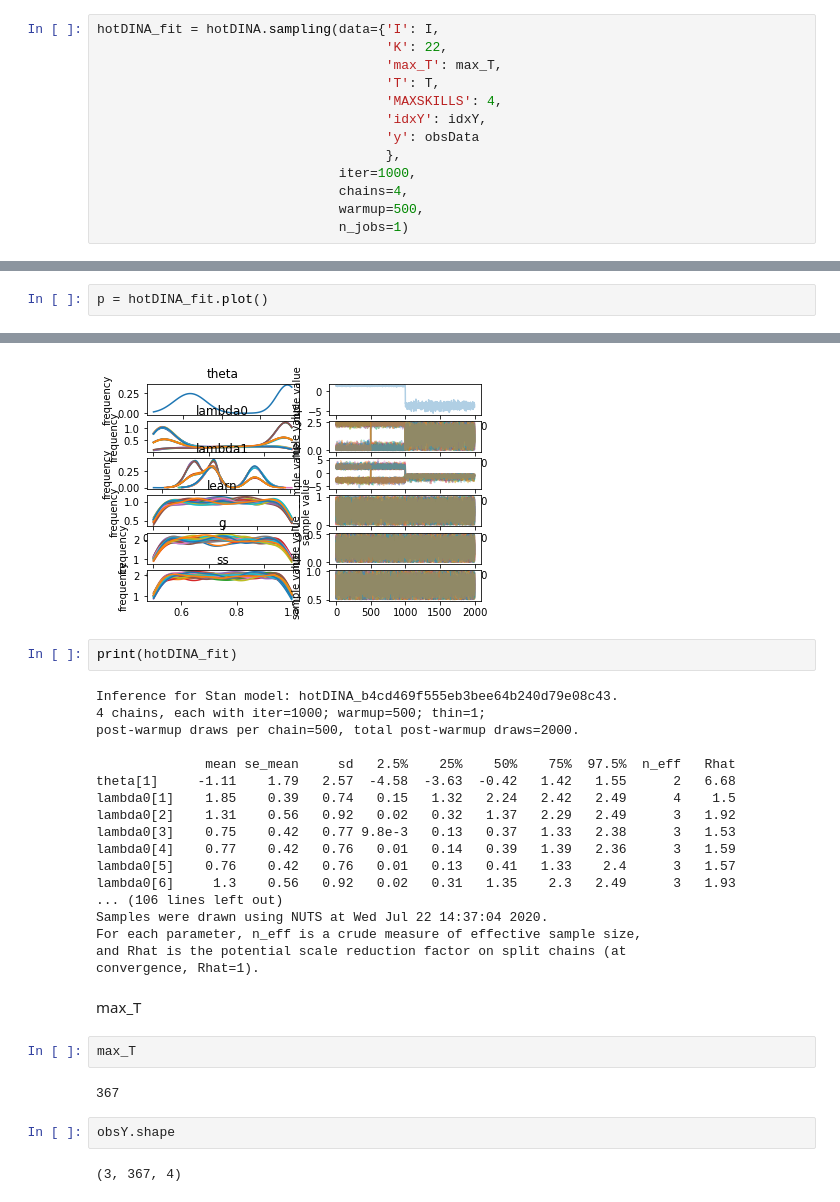
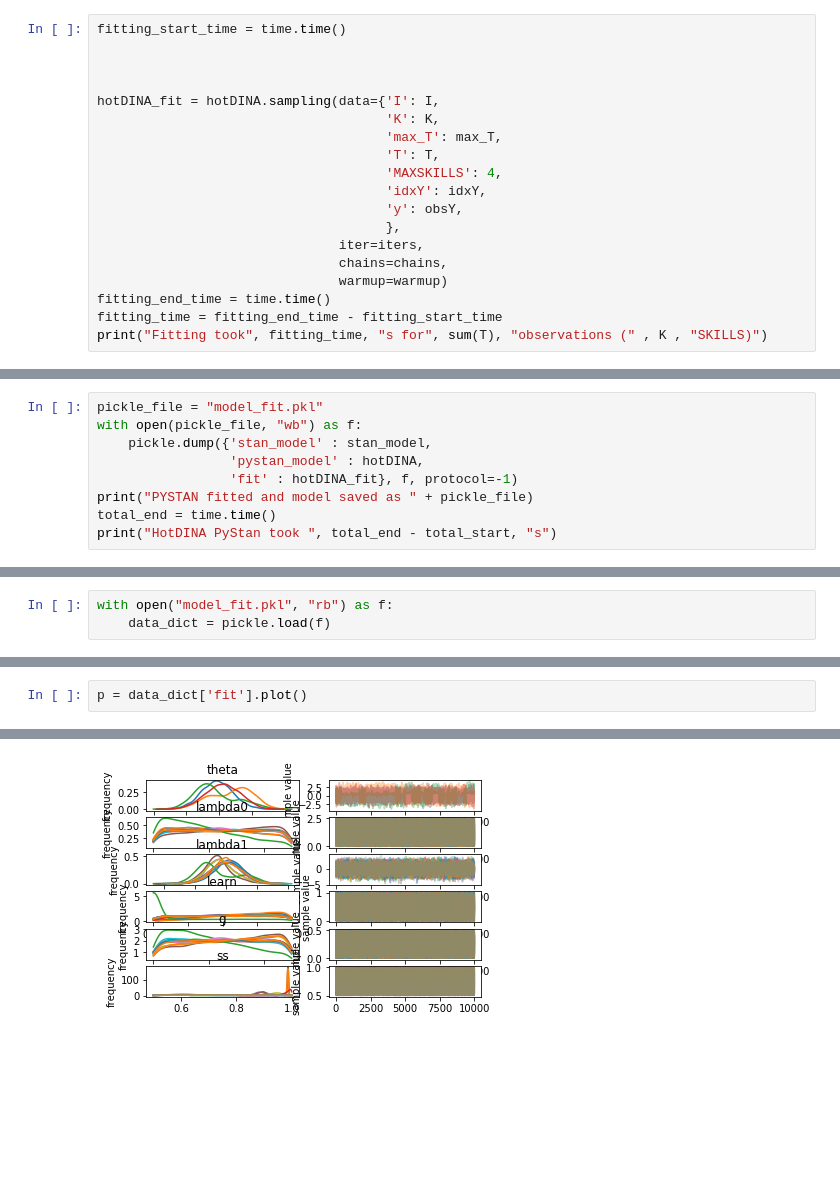
Before and after one commit to jithendaraa/hotDINA, a Jupyter notebook: Stan.ipynb, the cells around one changed output, grey strips where cells are left out. Cells and saved outputs as stored; diff of their text form; blank space fills up the shorter version.

Commit message:
pystan model works, shorten genData.py

```diff
--- a/Stan.ipynb
+++ b/Stan.ipynb
@@ -84,14 +123,20 @@ No matches for:
 # %%
+fitting_start_time = time.time()
+
+
+
 hotDINA_fit = hotDINA.sampling(data={'I': I,
-                                     'K': 22,
+                                     'K': K,
                                      'max_T': max_T,
                                      'T': T,
                                      'MAXSKILLS': 4,
                                      'idxY': idxY,
-                                     'y': obsData
+                                     'y': obsY,
                                      },
-                               iter=1000,
-                               chains=4,
-                               warmup=500,
-                               n_jobs=1)
+                               iter=iters,
+                               chains=chains,
+                               warmup=warmup)
+fitting_end_time = time.time()
+fitting_time = fitting_end_time - fitting_start_time
+print("Fitting took", fitting_time, "s for", sum(T), "observations (" , K , "SKILLS)")
 # %% [output]
@@ -102,0 +155,9 @@ obsData.shape
+# %%
+pickle_file = "model_fit.pkl"
+with open(pickle_file, "wb") as f:
+    pickle.dump({'stan_model' : stan_model,
+                 'pystan_model' : hotDINA,
+                 'fit' : hotDINA_fit}, f, protocol=-1)
+print("PYSTAN fitted and model saved as " + pickle_file)
+total_end = time.time()
+print("HotDINA PyStan took ", total_end - total_start, "s")
@@ -102,0 +174,3 @@ obsData.shape
+# %%
+with open("model_fit.pkl", "rb") as f:
+    data_dict = pickle.load(f)
@@ -103,3 +200,3 @@ obsData.shape
 # %%
-p = hotDINA_fit.plot()
+p = data_dict['fit'].plot()
 # %% [output]
@@ -107,31 +204 @@ WARNING:pystan:Deprecation warning. In future, use ArviZ library (`pip install a
-[figure, old version]
+[figure, new version]
-# %%
-print(hotDINA_fit)
-# %% [output]
-Inference for Stan model: hotDINA_b4cd469f555eb3bee64b240d79e08c43.
-4 chains, each with iter=1000; warmup=500; thin=1;
-post-warmup draws per chain=500, total post-warmup draws=2000.
-
-              mean se_mean     sd   2.5%    25%    50%    75%  97.5%  n_eff   Rhat
-theta[1]     -1.11    1.79   2.57  -4.58  -3.63  -0.42   1.42   1.55      2   6.68
-lambda0[1]    1.85    0.39   0.74   0.15   1.32   2.24   2.42   2.49      4    1.5
-lambda0[2]    1.31    0.56   0.92   0.02   0.32   1.37   2.29   2.49      3   1.92
-lambda0[3]    0.75    0.42   0.77 9.8e-3   0.13   0.37   1.33   2.38      3   1.53
-lambda0[4]    0.77    0.42   0.76   0.01   0.14   0.39   1.39   2.36      3   1.59
-lambda0[5]    0.76    0.42   0.76   0.01   0.13   0.41   1.33    2.4      3   1.57
-lambda0[6]     1.3    0.56   0.92   0.02   0.31   1.35    2.3   2.49      3   1.93
-... (106 lines left out)
-Samples were drawn using NUTS at Wed Jul 22 14:37:04 2020.
-For each parameter, n_eff is a crude measure of effective sample size,
-and Rhat is the potential scale reduction factor on split chains (at
-convergence, Rhat=1).
-# %% [markdown]
-max_T
-# %%
-max_T
-# %% [output]
-367
-# %%
-obsY.shape
-# %% [output]
-(3, 367, 4)
```
Also changed, not shown: parts of 21 cells of this notebook, 15 other files.
